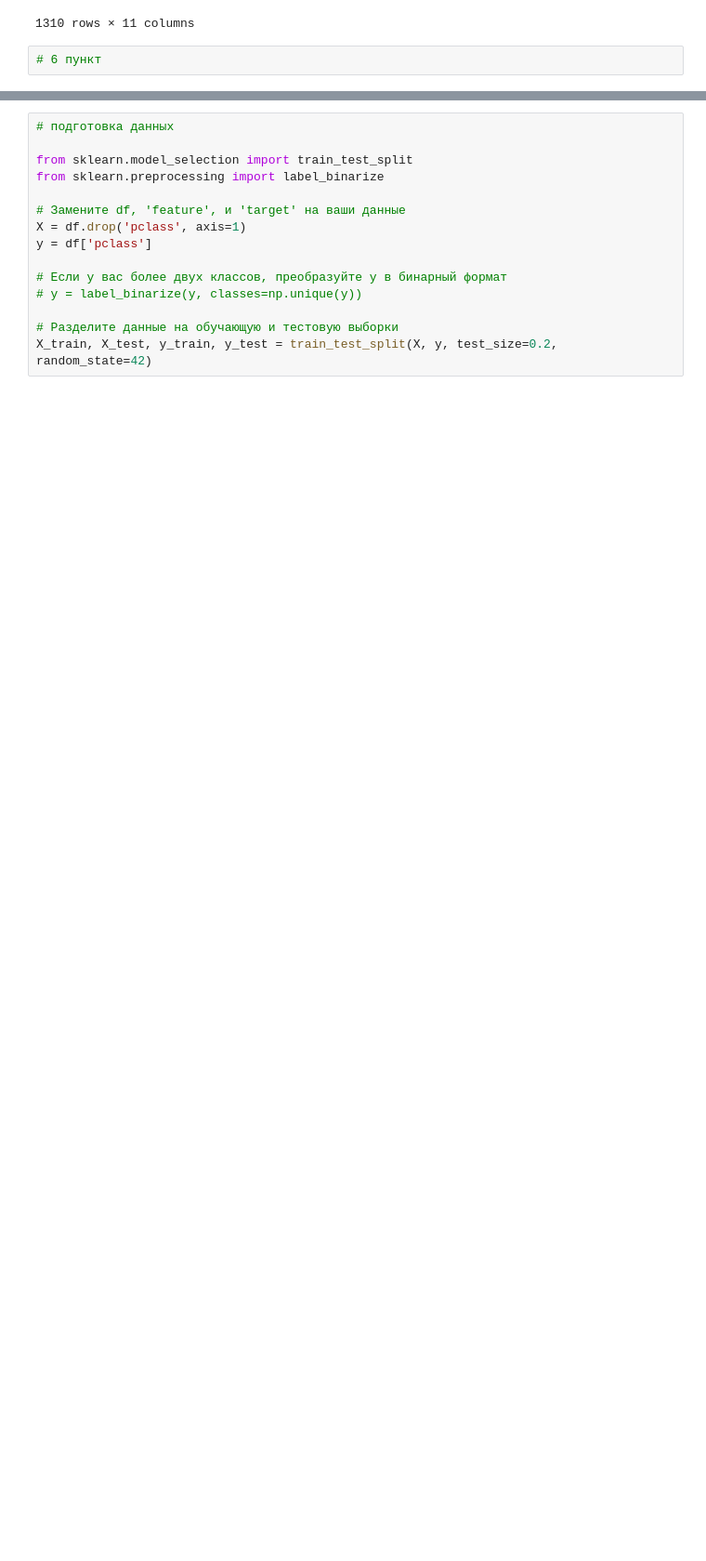
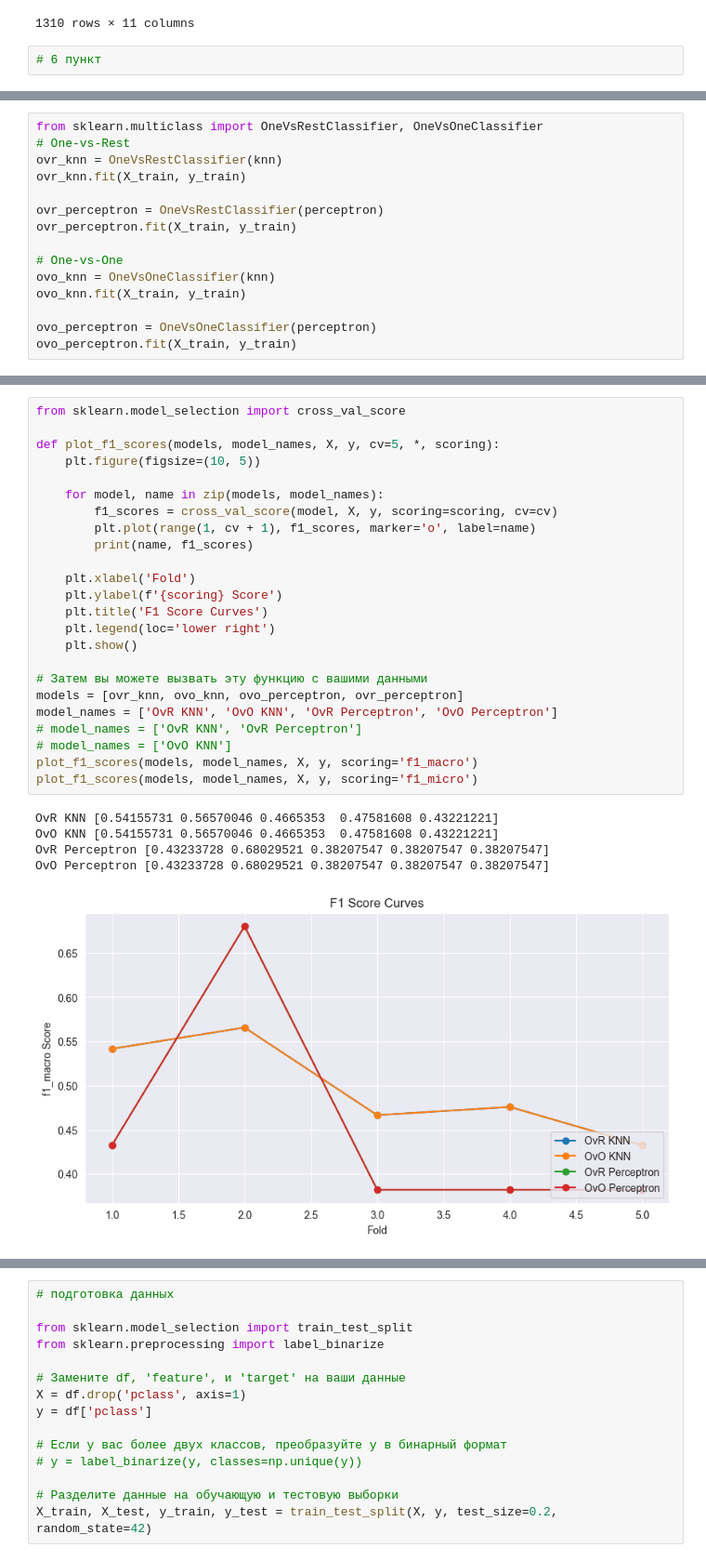
Before and after one commit to AlekseyKhaleev/MachineLearning, a Jupyter notebook: source/ML_LAB2.ipynb, the cells around one changed output, grey strips where cells are left out. Shown: that part at 93% size. Drawn from its saved outputs; the diff is of its cells as text; blank space fills up the shorter version.

```diff
--- a/source/ML_LAB2.ipynb
+++ b/source/ML_LAB2.ipynb
@@ -280,0 +342,15 @@ df
+# %%
+from sklearn.multiclass import OneVsRestClassifier, OneVsOneClassifier
+# One-vs-Rest
+ovr_knn = OneVsRestClassifier(knn)
+ovr_knn.fit(X_train, y_train)
+
+ovr_perceptron = OneVsRestClassifier(perceptron)
+ovr_perceptron.fit(X_train, y_train)
+
+# One-vs-One
+ovo_knn = OneVsOneClassifier(knn)
+ovo_knn.fit(X_train, y_train)
+
+ovo_perceptron = OneVsOneClassifier(perceptron)
+ovo_perceptron.fit(X_train, y_train)
@@ -280,0 +423,30 @@ df
+# %%
+from sklearn.model_selection import cross_val_score
+
+def plot_f1_scores(models, model_names, X, y, cv=5, *, scoring):
+    plt.figure(figsize=(10, 5))
+
+    for model, name in zip(models, model_names):
+        f1_scores = cross_val_score(model, X, y, scoring=scoring, cv=cv)
+        plt.plot(range(1, cv + 1), f1_scores, marker='o', label=name)
+        print(name, f1_scores)
+
+    plt.xlabel('Fold')
+    plt.ylabel(f'{scoring} Score')
+    plt.title('F1 Score Curves')
+    plt.legend(loc='lower right')
+    plt.show()
+
+# Затем вы можете вызвать эту функцию с вашими данными
+models = [ovr_knn, ovo_knn, ovo_perceptron, ovr_perceptron]
+model_names = ['OvR KNN', 'OvO KNN', 'OvR Perceptron', 'OvO Perceptron']
+# model_names = ['OvR KNN', 'OvR Perceptron']
+# model_names = ['OvO KNN']
+plot_f1_scores(models, model_names, X, y, scoring='f1_macro')
+plot_f1_scores(models, model_names, X, y, scoring='f1_micro')
+# %% [output]
+OvR KNN [0.54155731 0.56570046 0.4665353  0.47581608 0.43221221]
+OvO KNN [0.54155731 0.56570046 0.4665353  0.47581608 0.43221221]
+OvR Perceptron [0.43233728 0.68029521 0.38207547 0.38207547 0.38207547]
+OvO Perceptron [0.43233728 0.68029521 0.38207547 0.38207547 0.38207547]
+[figure, added]
```
Also changed, not shown: parts of 17 cells of this notebook, 1 other file.
